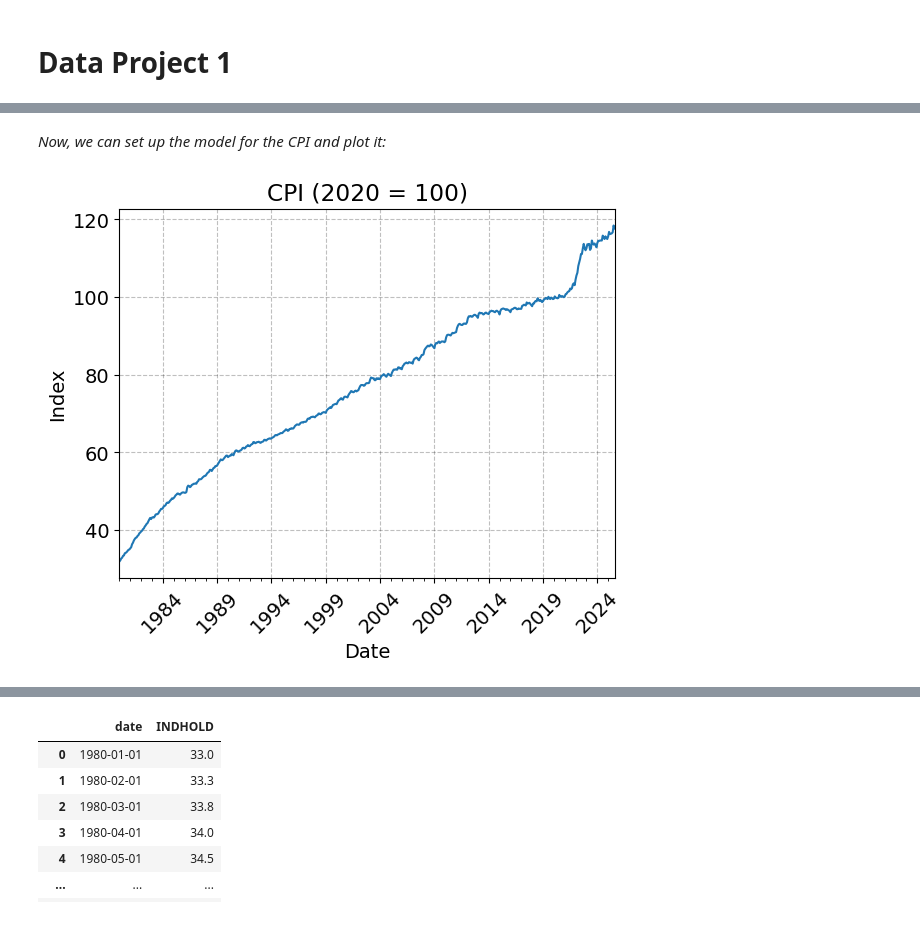
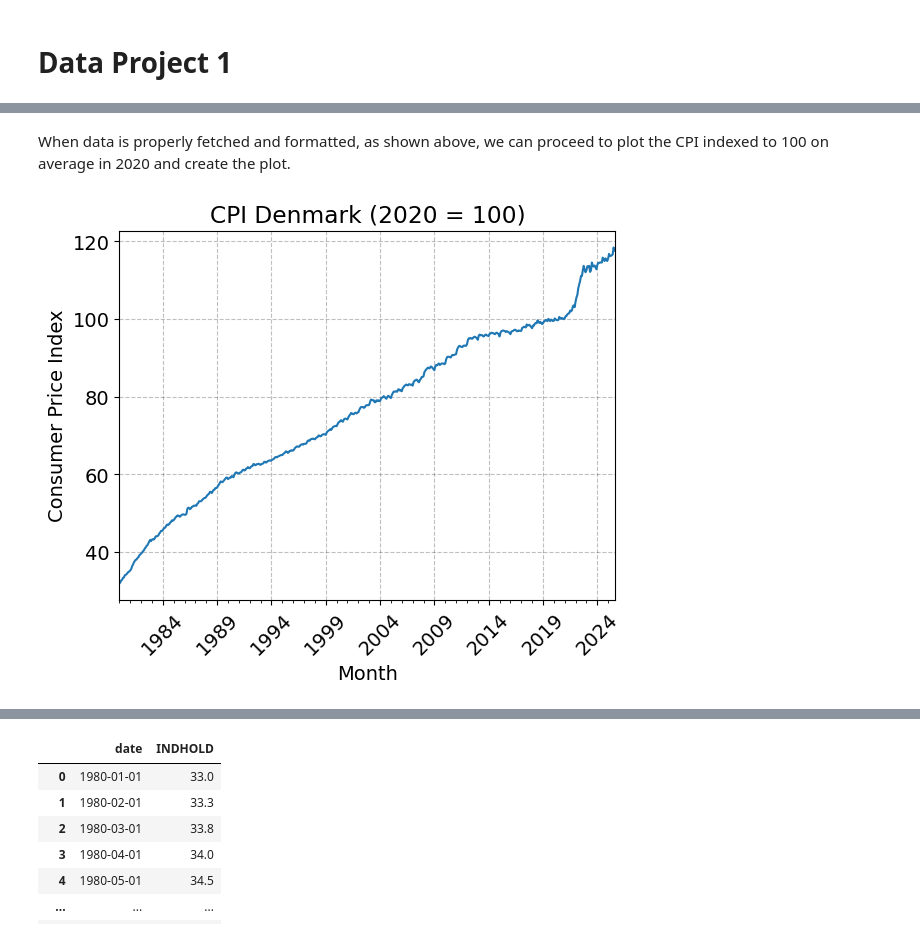
Before and after one commit to htx354/progecon, a Jupyter notebook: dataproject.ipynb, the cells around one changed output, grey strips where cells are left out. Cells and saved outputs as stored; diff of their text form; code cells hidden in the pictures.

```diff
--- a/dataproject.ipynb
+++ b/dataproject.ipynb
@@ -69,15 +67,15 @@ Name: INDHOLD, Length: 549, dtype: float64
-# %% [markdown]
-*Now, we can set up the model for the CPI and plot it:*
+# %% [markdown]
+When data is properly fetched and formatted, as shown above, we can proceed to plot the CPI indexed to 100 on average in 2020 and create the plot.
 # %%
-# Laver plot til 1.1
-P11 = P * (100 / P[P.index.year==2020].mean())                                                #Indexing P to 100 in 2020
+# Creating dataframe for plotting, indexing CPI to 100 in 2020
+P_CPI = P * (100 / P[P.index.year==2020].mean())
 
-#Creating plot 'CPI (2020=100)'
-P11.plot(title="CPI (2020 = 100)");                                                           #Making plot
-plt.xlabel("Date"); plt.ylabel("Index");
+# Creating plot 'CPI Denmark (2020=100)'
+P_CPI.plot(title="CPI Denmark (2020 = 100)");
+plt.xlabel("Month"); plt.ylabel("Consumer Price Index");
 plt.xticks(rotation=45);
 plt.show()
 # %% [output]
-[figure, old version]
+[figure, new version]
 # %% [markdown]
 **Description of the CPI plot:**
```
Also changed, not shown: parts of 32 cells of this notebook.
